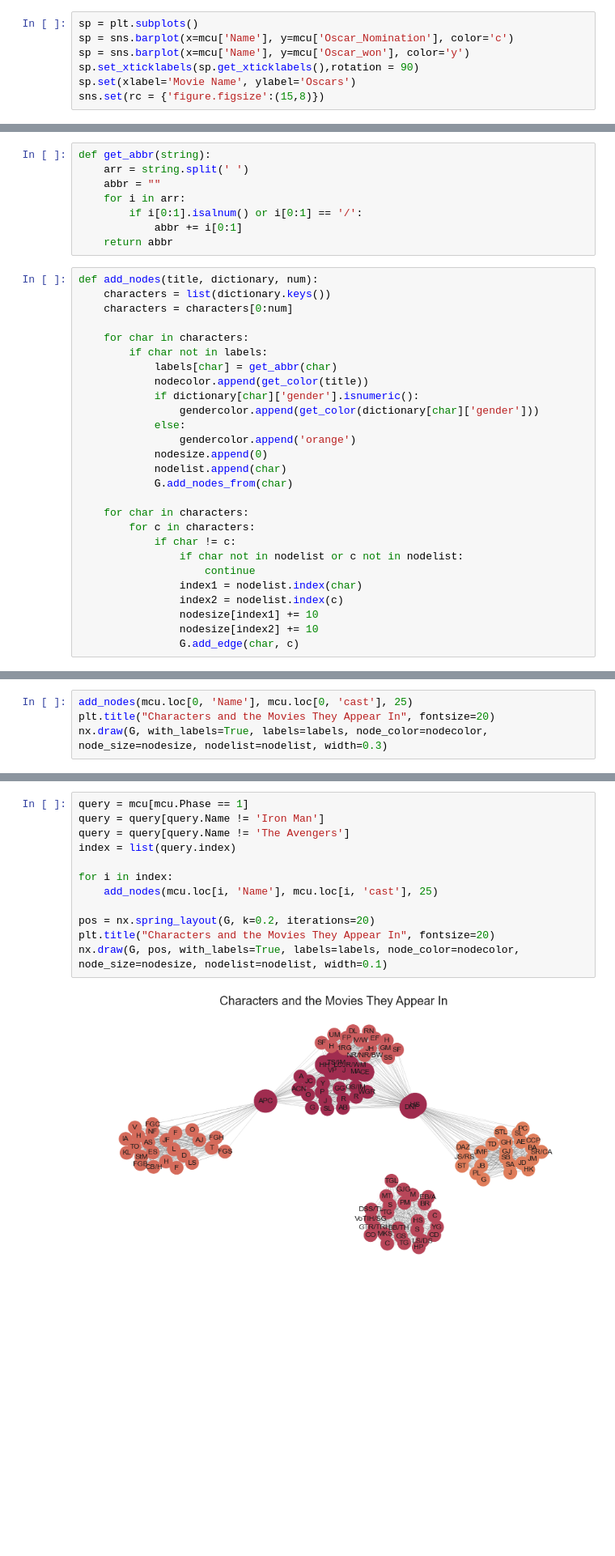
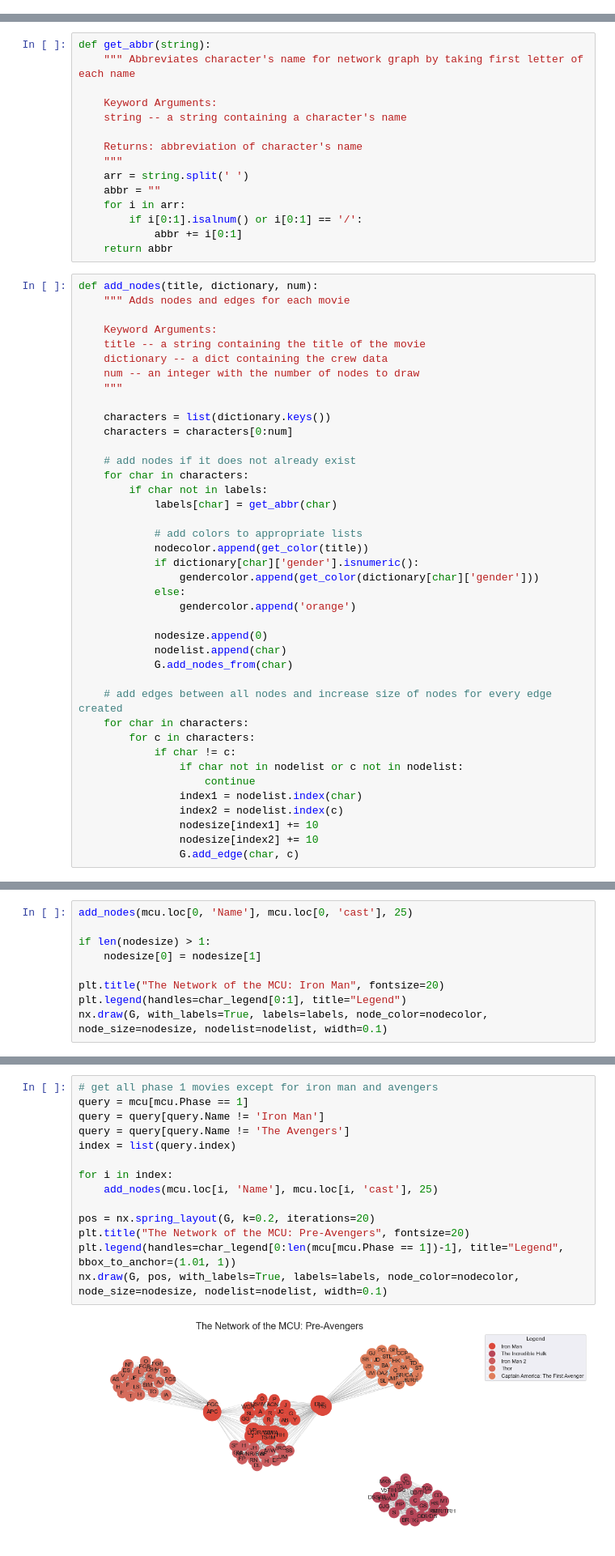
Before and after one commit to jennzheng12315/Evolution_Of_The_MCU, a Jupyter notebook: DNID Data Story.ipynb, the cells around one changed output, grey strips where cells are left out. Shown at 81% size. Cells and saved outputs as stored; diff of their text form; blank space fills up the shorter version.

```diff
--- a/DNID Data Story.ipynb
+++ b/DNID Data Story.ipynb
@@ -301,7 +307,0 @@ It looks like the critics slightly disagree with those ratings. It seems that th
-# %%
-sp = plt.subplots()
-sp = sns.barplot(x=mcu['Name'], y=mcu['Oscar_Nomination'], color='c')
-sp = sns.barplot(x=mcu['Name'], y=mcu['Oscar_won'], color='y')
-sp.set_xticklabels(sp.get_xticklabels(),rotation = 90)
-sp.set(xlabel='Movie Name', ylabel='Oscars')
-sns.set(rc = {'figure.figsize':(15,8)})
@@ -334,6 +368,13 @@ def get_color(string):
     return colors[string]
 # %%
 def get_abbr(string):
+    """ Abbreviates character's name for network graph by taking first letter of each name
+
+    Keyword Arguments:
+    string -- a string containing a character's name
+
+    Returns: abbreviation of character's name
+    """
     arr = string.split(' ')
     abbr = ""
     for i in arr:
@@ -342,21 +383,34 @@ def get_abbr(string):
     return abbr
 # %%
 def add_nodes(title, dictionary, num):
+    """ Adds nodes and edges for each movie
+
+    Keyword Arguments:
+    title -- a string containing the title of the movie
+    dictionary -- a dict containing the crew data
+    num -- an integer with the number of nodes to draw
+    """
+
     characters = list(dictionary.keys())
     characters = characters[0:num]
 
+    # add nodes if it does not already exist
     for char in characters:
         if char not in labels:
             labels[char] = get_abbr(char)
+
+            # add colors to appropriate lists
             nodecolor.append(get_color(title))
             if dictionary[char]['gender'].isnumeric():
                 gendercolor.append(get_color(dictionary[char]['gender']))
             else:
                 gendercolor.append('orange')
+
             nodesize.append(0)
             nodelist.append(char)
             G.add_nodes_from(char)
 
+    # add edges between all nodes and increase size of nodes for every edge created
     for char in characters:
         for c in characters:
             if char != c:
@@ -393,5 +448,10 @@ This is a node representing Tony Stark/Iron Man. The maroon color indicates that
 # %%
 add_nodes(mcu.loc[0, 'Name'], mcu.loc[0, 'cast'], 25)
-plt.title("Characters and the Movies They Appear In", fontsize=20)
-nx.draw(G, with_labels=True, labels=labels, node_color=nodecolor, node_size=nodesize, nodelist=nodelist, width=0.3)
+
+if len(nodesize) > 1:
+    nodesize[0] = nodesize[1]
+
+plt.title("The Network of the MCU: Iron Man", fontsize=20)
+plt.legend(handles=char_legend[0:1], title="Legend")
+nx.draw(G, with_labels=True, labels=labels, node_color=nodecolor, node_size=nodesize, nodelist=nodelist, width=0.1)
 # %% [output]
@@ -401,15 +463,17 @@ That's a lot of connections. Let's see what happens when we add all the other or
 # %%
+# get all phase 1 movies except for iron man and avengers
 query = mcu[mcu.Phase == 1]
 query = query[query.Name != 'Iron Man']
 query = query[query.Name != 'The Avengers']
 index = list(query.index)
 
 for i in index:
     add_nodes(mcu.loc[i, 'Name'], mcu.loc[i, 'cast'], 25)
 
 pos = nx.spring_layout(G, k=0.2, iterations=20)
-plt.title("Characters and the Movies They Appear In", fontsize=20)
+plt.title("The Network of the MCU: Pre-Avengers", fontsize=20)
+plt.legend(handles=char_legend[0:len(mcu[mcu.Phase == 1])-1], title="Legend", bbox_to_anchor=(1.01, 1))
 nx.draw(G, pos, with_labels=True, labels=labels, node_color=nodecolor, node_size=nodesize, nodelist=nodelist, width=0.1)
 # %% [output]
-[figure, old version]
+[figure, new version]
 # %% [markdown]
```
Also changed, not shown: parts of 35 cells of this notebook.
